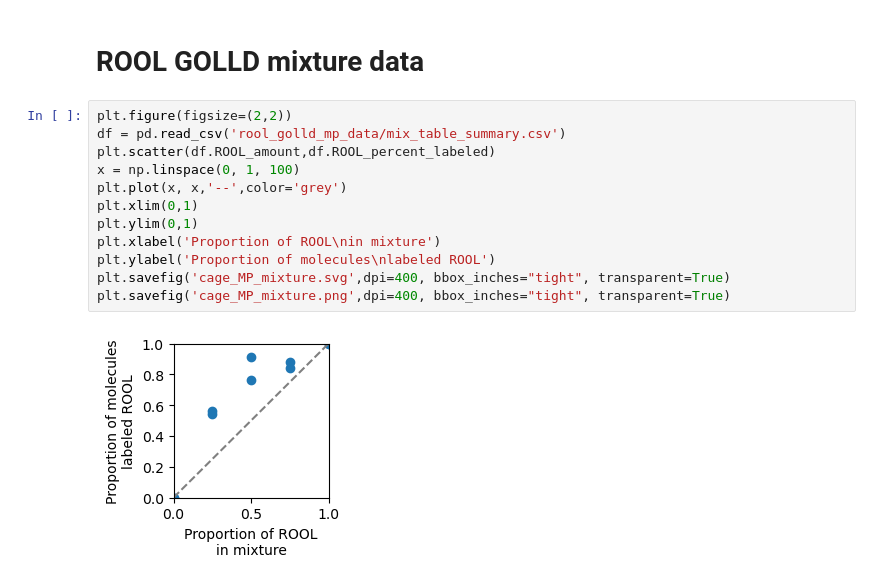
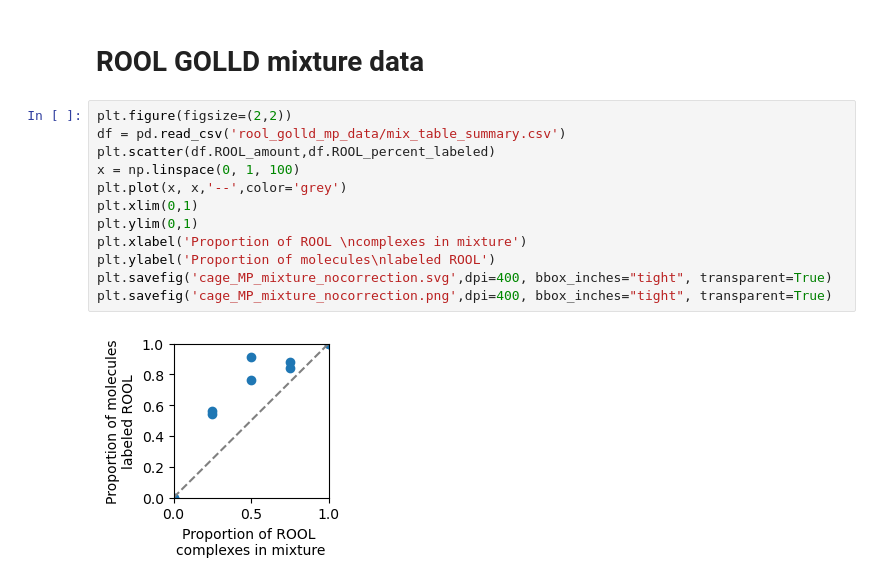
Before and after one commit to DasLab/RNA_multimer_2024, a Jupyter notebook: biochemical_analysis/mass_photometry/MP_plots.ipynb, the cells around one changed output. Saved outputs shown, nothing was run; the diff lists cells and outputs as text.

```diff
--- a/biochemical_analysis/mass_photometry/MP_plots.ipynb
+++ b/biochemical_analysis/mass_photometry/MP_plots.ipynb
@@ -295,14 +295,14 @@ plt.savefig('ole_MP.svg',dpi=400, bbox_inches="tight", transparent=True)
 # %%
 plt.figure(figsize=(2,2))
 df = pd.read_csv('rool_golld_mp_data/mix_table_summary.csv')
 plt.scatter(df.ROOL_amount,df.ROOL_percent_labeled)
 x = np.linspace(0, 1, 100)
 plt.plot(x, x,'--',color='grey')
 plt.xlim(0,1)
 plt.ylim(0,1)
-plt.xlabel('Proportion of ROOL\nin mixture')
+plt.xlabel('Proportion of ROOL \ncomplexes in mixture')
 plt.ylabel('Proportion of molecules\nlabeled ROOL')
-plt.savefig('cage_MP_mixture.svg',dpi=400, bbox_inches="tight", transparent=True)
-plt.savefig('cage_MP_mixture.png',dpi=400, bbox_inches="tight", transparent=True)
+plt.savefig('cage_MP_mixture_nocorrection.svg',dpi=400, bbox_inches="tight", transparent=True)
+plt.savefig('cage_MP_mixture_nocorrection.png',dpi=400, bbox_inches="tight", transparent=True)
 # %% [output]
-[figure, old version]
+[figure, new version]
```
Also changed, not shown: parts of 3 cells of this notebook, 21 other files.
